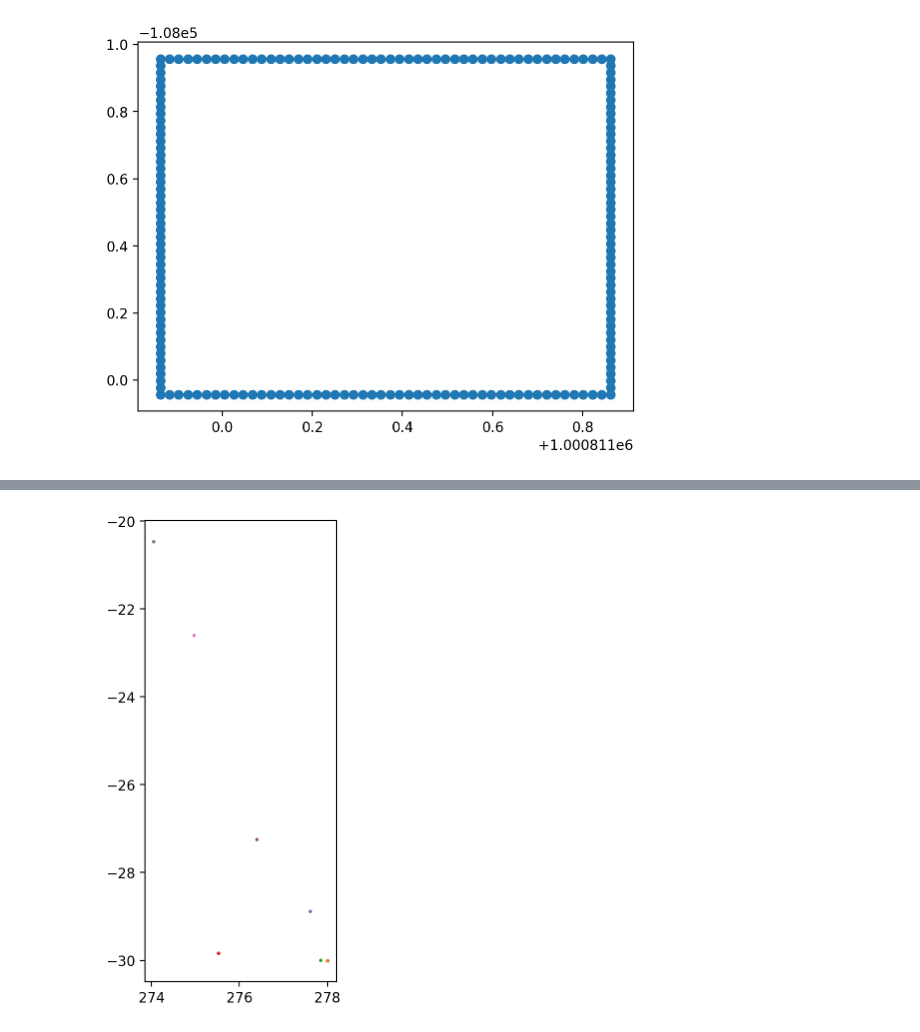
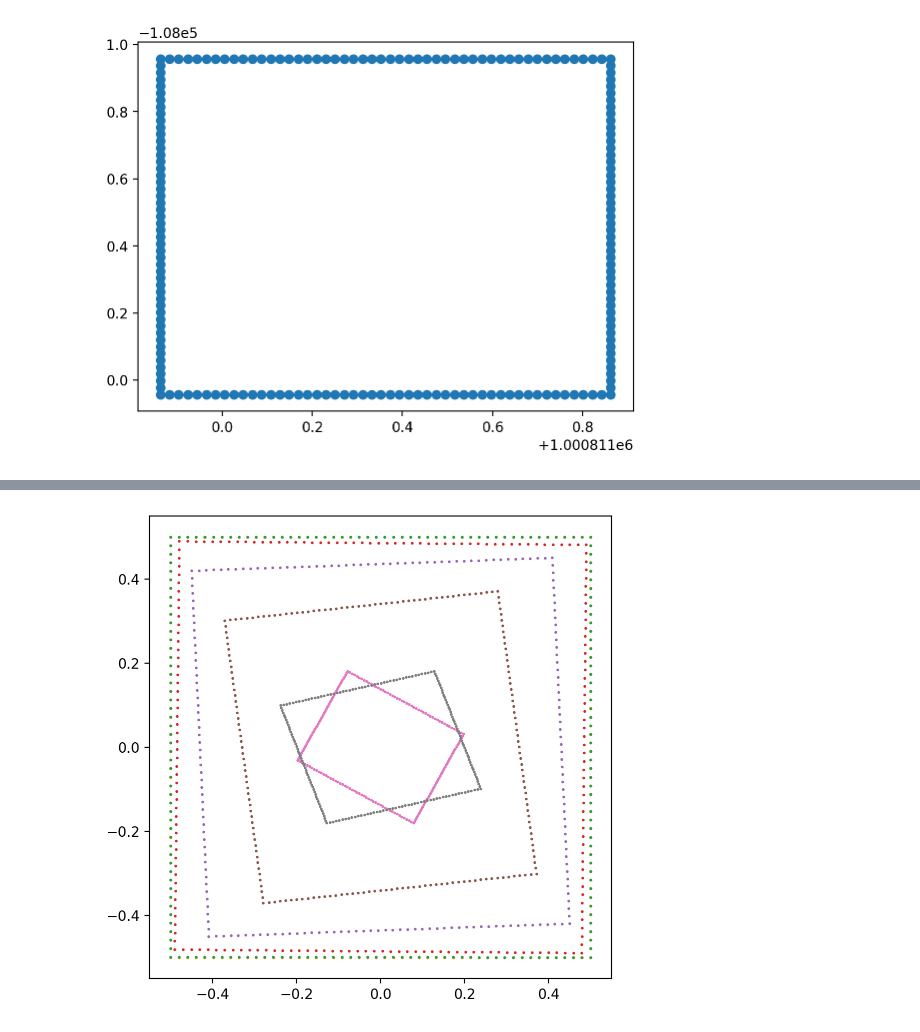
Before and after one commit to kjnapier/heliostack, a Jupyter notebook: notebooks/square.ipynb, the cells around one changed output, grey strips where cells are left out. Cells and saved outputs as stored; diff of their text form; code cells hidden in the pictures.

Commit message:
registering images to a common epoch

```diff
--- a/notebooks/square.ipynb
+++ b/notebooks/square.ipynb
@@ -59,33 +59,29 @@ Wall time: 334 ms
 # %%
 dts = [1, 10, 100, 365, 1000, 5_000, 10_000]
 
 streak = Streak(ras, decs, ra_rates, dec_rates, epochs, obscode, units=units)
 rocks = streak.generate_orbits(r=r, r_rate=r_rate)
 obs0 = rocks.observe(obscode='W84')
-#obs0 = rocks.observe(spiceid='ssb')
+
 fig, ax = plt.subplots(figsize=(6, 6))
 ra1, dec1 = np.nanmean(obs0.ra.arcsec), np.nanmean(obs0.dec.arcsec)
-#ax.scatter(obs0.ra.arcsec - ra1, obs0.dec.arcsec - dec1, s=1, label='t0')
-ax.scatter(obs0.ra.deg, obs0.dec.deg , s=1, label='t0')
+ax.scatter(obs0.ra.arcsec - ra1, obs0.dec.arcsec - dec1, s=1, label='t0')
 
 for dt in dts:
 
     streak = Streak(ras, decs, ra_rates, dec_rates, epochs, obscode, units=units)
     rocks = streak.generate_orbits(r=r, r_rate=r_rate)
 
     prop = rocks.analytic_propagate(epoch=rocks.epoch.utc.jd[0] + dt)
-    #prop, _, _ = rocks.propagate(epochs=rocks.epoch.utc.jd[0] + dt, model='GIANTS', progress=True)
 
     obs1 = prop.observe(obscode='W84')
-    #obs1 = prop.observe(spiceid='ssb')
 
     ra2, dec2 = np.nanmean(obs1.ra.arcsec), np.nanmean(obs1.dec.arcsec)
-    #ax.scatter(obs1.ra.arcsec - ra2, obs1.dec.arcsec - dec2, s=1, label=f"{dt} days later")
-    ax.scatter(obs1.ra.deg, obs1.dec.deg, s=1, label=f"{dt} days later")
+    ax.scatter(obs1.ra.arcsec - ra2, obs1.dec.arcsec - dec2, s=1, label=f"{dt} days later")
 
 ax.set_aspect('equal')
 #ax.legend()
 # %% [output]
-[figure, old version]
+[figure, new version]
 # %%
 plt.plot()
```
Also changed, not shown: parts of 1 cell of this notebook, 7 other files.
